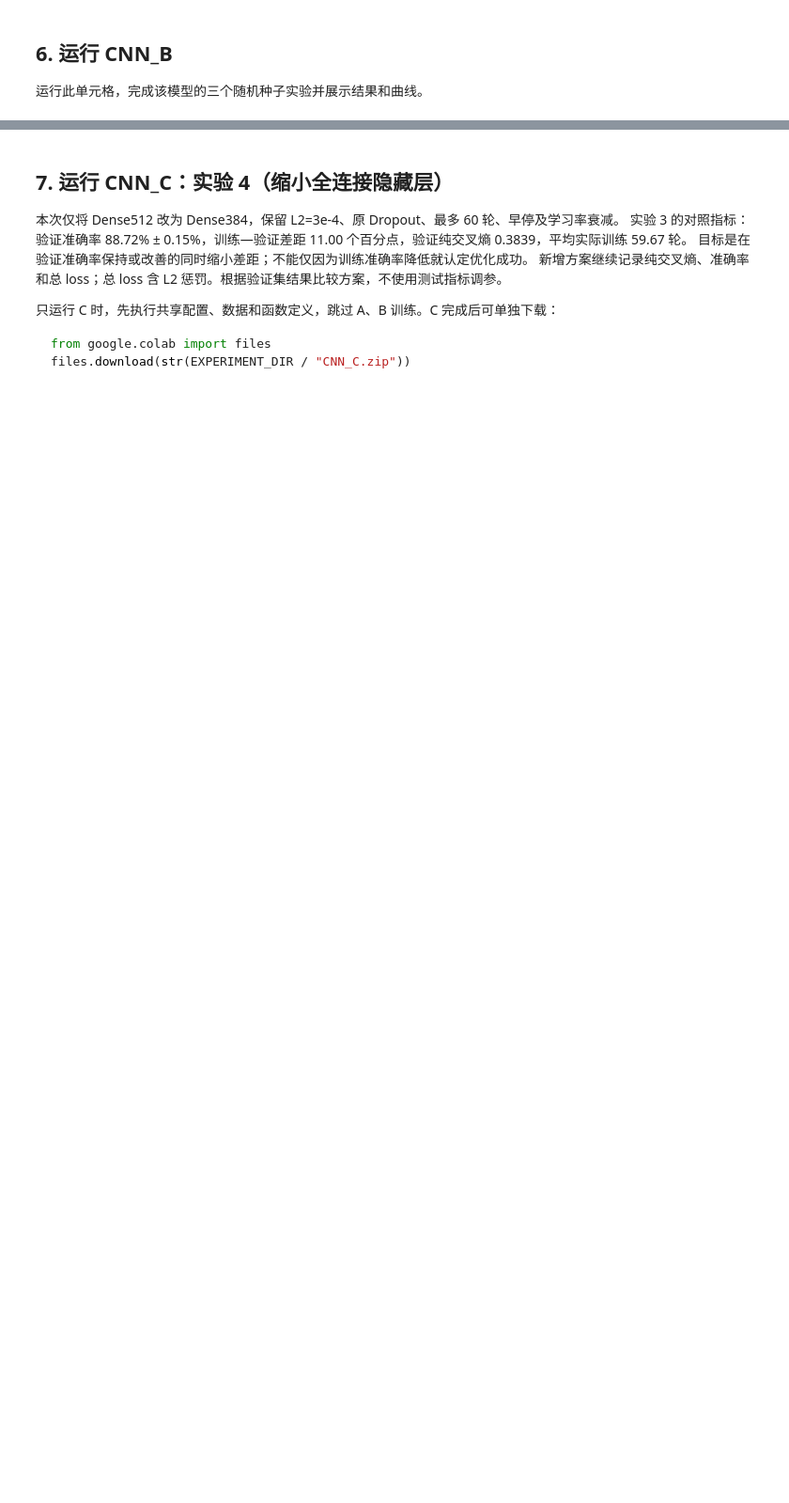
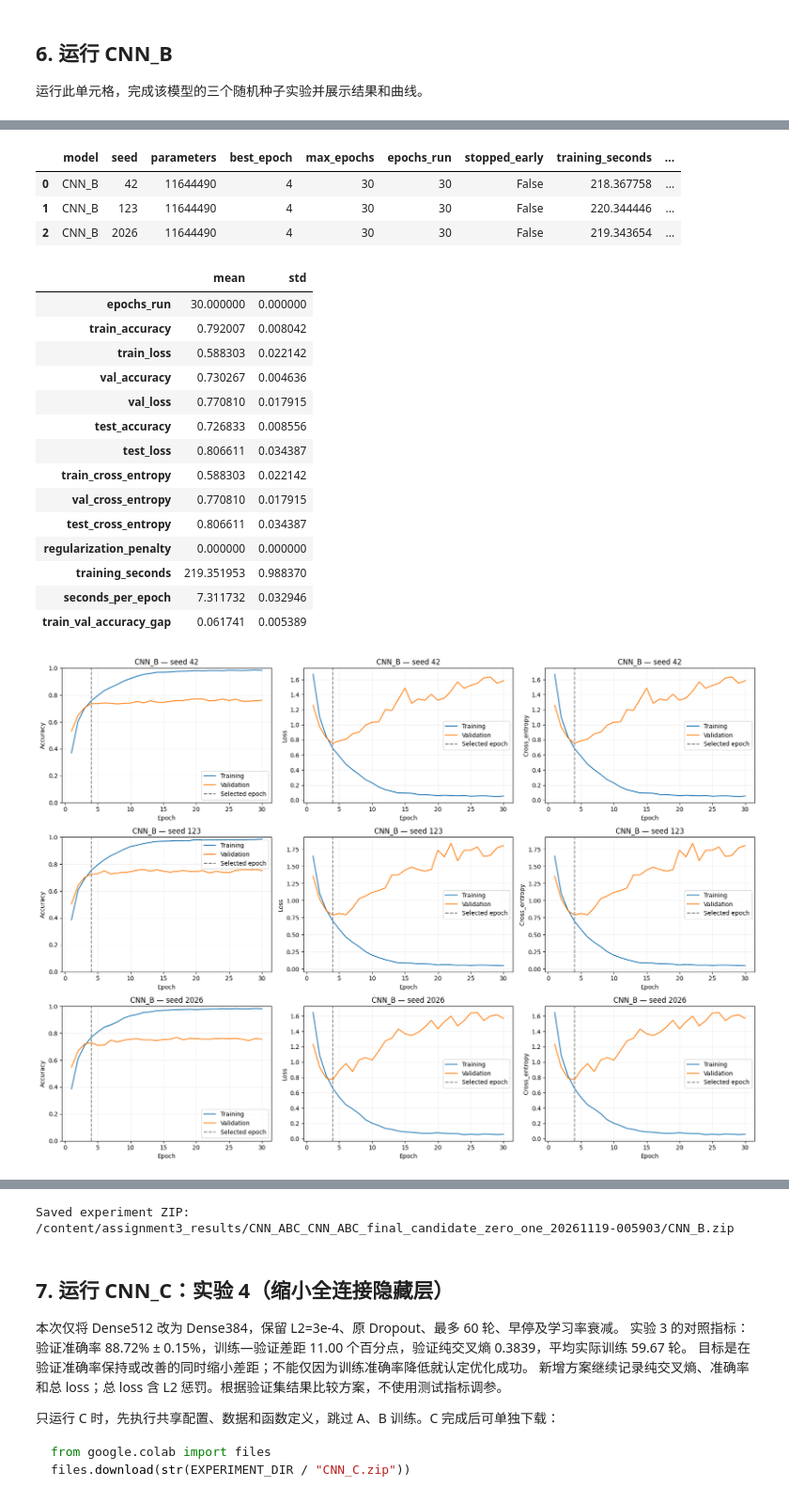
Before and after one commit to honey-floria/6604, a Jupyter notebook: Class05_Moodle/Assignment3_b_Code_student.ipynb, the cells around one changed output, grey strips where cells are left out. Shown at 94% size. Cells and saved outputs as stored; diff of their text form; code cells hidden in the pictures; blank space fills up the shorter version.

```diff
--- a/Class05_Moodle/Assignment3_b_Code_student.ipynb
+++ b/Class05_Moodle/Assignment3_b_Code_student.ipynb
@@ -441,4 +512,5 @@ def run_experiment(model_name):
 
 运行此单元格，完成该模型的三个随机种子实验并展示结果和曲线。
 # %%
-# all_results["CNN_B"], all_summaries["CNN_B"] = run_experiment("CNN_B")
+all_results["CNN_B"], all_summaries["CNN_B"] = run_experiment("CNN_B")
+# %% [output]
@@ -444,0 +556,20 @@ def run_experiment(model_name):
+|  | model | seed | parameters | best_epoch | max_epochs | epochs_run | stopped_early | training_seconds | ... |
+| 0 | CNN_B | 42 | 11644490 | 4 | 30 | 30 | False | 218.367758 | ... |
+| 1 | CNN_B | 123 | 11644490 | 4 | 30 | 30 | False | 220.344446 | ... |
+| 2 | CNN_B | 2026 | 11644490 | 4 | 30 | 30 | False | 219.343654 | ... |
+|  | mean | std |
+| epochs_run | 30.000000 | 0.000000 |
+| train_accuracy | 0.792007 | 0.008042 |
+| train_loss | 0.588303 | 0.022142 |
+| val_accuracy | 0.730267 | 0.004636 |
+| val_loss | 0.770810 | 0.017915 |
+| test_accuracy | 0.726833 | 0.008556 |
+| test_loss | 0.806611 | 0.034387 |
+| train_cross_entropy | 0.588303 | 0.022142 |
+| val_cross_entropy | 0.770810 | 0.017915 |
+| test_cross_entropy | 0.806611 | 0.034387 |
+| regularization_penalty | 0.000000 | 0.000000 |
+| training_seconds | 219.351953 | 0.988370 |
+| seconds_per_epoch | 7.311732 | 0.032946 |
+| train_val_accuracy_gap | 0.061741 | 0.005389 |
+[figure, added]
@@ -445,3 +577,4 @@ def run_experiment(model_name):
+Saved experiment ZIP: /content/assignment3_results/CNN_ABC_CNN_ABC_final_candidate_zero_one_20261119-005903/CNN_B.zip
 # %% [markdown]
 ## 7. 运行 CNN_C：实验 4（缩小全连接隐藏层）
 
```
Also changed, not shown: parts of 12 cells of this notebook.
